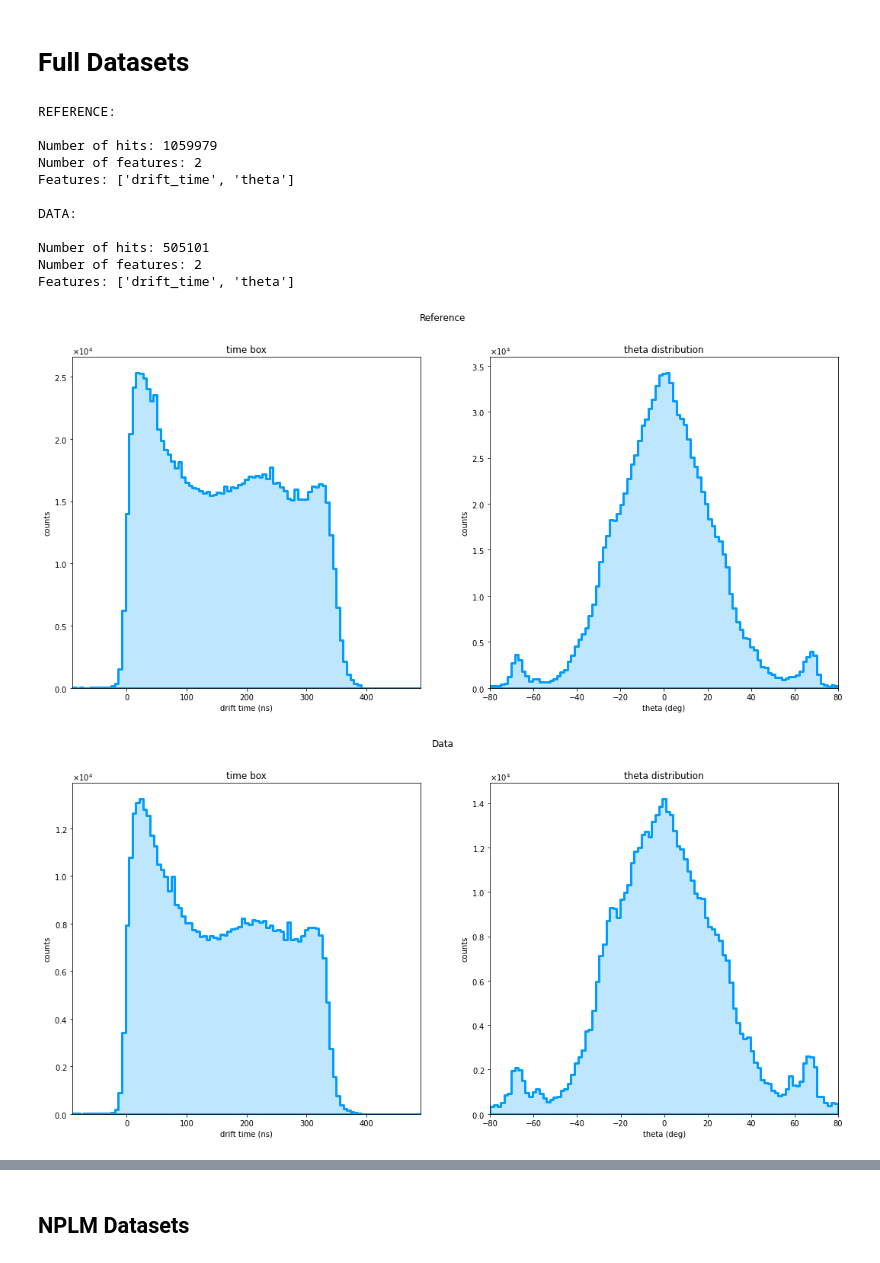
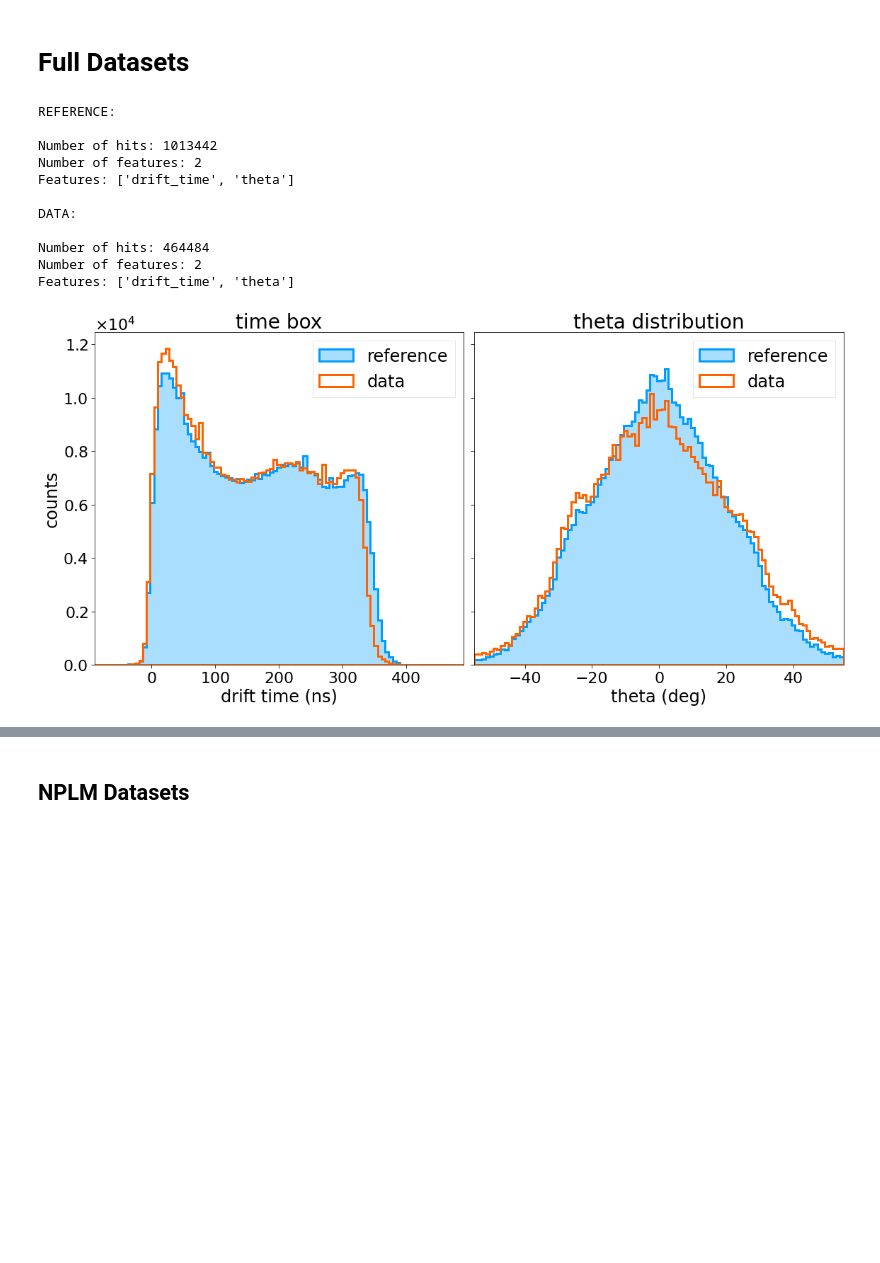
Before and after one commit to GiacomoFrn/Advanced-DQM-for-DT-detector, a Jupyter notebook: nplm/visualization.ipynb, the cells around one changed output, grey strips where cells are left out. Saved outputs shown, nothing was run; the diff lists cells and outputs as text; code cells hidden in the pictures; blank space fills up the shorter version.

Commit message:
updating plots

```diff
--- a/nplm/visualization.ipynb
+++ b/nplm/visualization.ipynb
@@ -54,8 +54,8 @@ FEATURES       = ["drift_time", "theta"]
 # %% [markdown]
 # Full Datasets
 # %%
-df_ref  = modules.DataReader.DataReader(DATA_FOLDER+REFERENCE_FILE).df[FEATURES]
-df_data = modules.DataReader.DataReader(DATA_FOLDER+DATA_FILE).df[FEATURES]
+df_ref  = read_data_cut(DATA_FOLDER+REFERENCE_FILE, n_data=0, theta1=0, theta2=55)
+df_data = read_data_cut(DATA_FOLDER+DATA_FILE,      n_data=0, theta1=0, theta2=55)
 
 weightsData = np.ones(df_data.shape[0])
 weightsRef  = np.ones(df_ref.shape[0])*df_data.shape[0]*1./df_ref.shape[0]
@@ -74,40 +74,46 @@ print("Features:",      list(df_data.columns))
 # %% [output]
 REFERENCE:
 
-Number of hits: 1059979
+Number of hits: 1013442
 Number of features: 2
 Features: ['drift_time', 'theta']
 
 DATA:
 
-Number of hits: 505101
+Number of hits: 464484
 Number of features: 2
 Features: ['drift_time', 'theta']
 # %%
 # BINS:
 # drift time
 dt_bins    = np.linspace(-90, 490, 100)
 # theta
-theta_bins = np.linspace(-80, 80, 100)
+theta_bins = np.linspace(-55, 55, 100)
 
 BINS = [dt_bins, theta_bins]
 
-fig, ax = modules.plot_utils.plot_full_dataset(df_ref, FEATURES, BINS)
-fig.suptitle("Reference")
-plt.show()
-fig, ax = modules.plot_utils.plot_full_dataset(df_data, FEATURES, BINS)
-fig.suptitle("Data")
-plt.show()
+# fig, ax = modules.plot_utils.plot_full_dataset(df_ref, FEATURES, BINS)
+# fig.suptitle("Reference", fontsize=32)
+# fig.tight_layout()
+# fig.savefig("./plots/reference.png", dpi = 300, facecolor='white')
+# plt.show()
+# fig, ax = modules.plot_utils.plot_full_dataset(df_data, FEATURES, BINS)
+# fig.suptitle("Data", fontsize=32)
+# fig.tight_layout()
+# fig.savefig("./plots/data.png", dpi = 300, facecolor='white')
+# plt.show()
+
+# REFERENCE VS DATA
 fig, ax = modules.plot_utils.plot_full_dataset_2(df_ref, df_data, FEATURES, BINS, weights)
-fig.suptitle("Reference vs Data")
+fig.tight_layout()
+fig.savefig("./plots/ref-vs-data.png", dpi = 300, facecolor='white')
 plt.show()
 
-fig, ax = modules.plot_utils.plot_full_scatter(df_ref, FEATURES)
-fig.suptitle("Reference")
-plt.show()
-fig, ax = modules.plot_utils.plot_full_scatter(df_data, FEATURES)
-fig.suptitle("Data")
-plt.show()
+# fig, ax = modules.plot_utils.plot_full_scatter(df_ref, FEATURES)
+# fig.suptitle("Reference", fontsize=32)
+# plt.show()
+# fig, ax = modules.plot_utils.plot_full_scatter(df_data, FEATURES)
+# fig.suptitle("Data", fontsize=32)
+# plt.show()
 # %% [output]
-[figure, old version]
+[figure, new version]
-[figure, removed]
```
Also changed, not shown: parts of 1 cell of this notebook, 5 other files.
